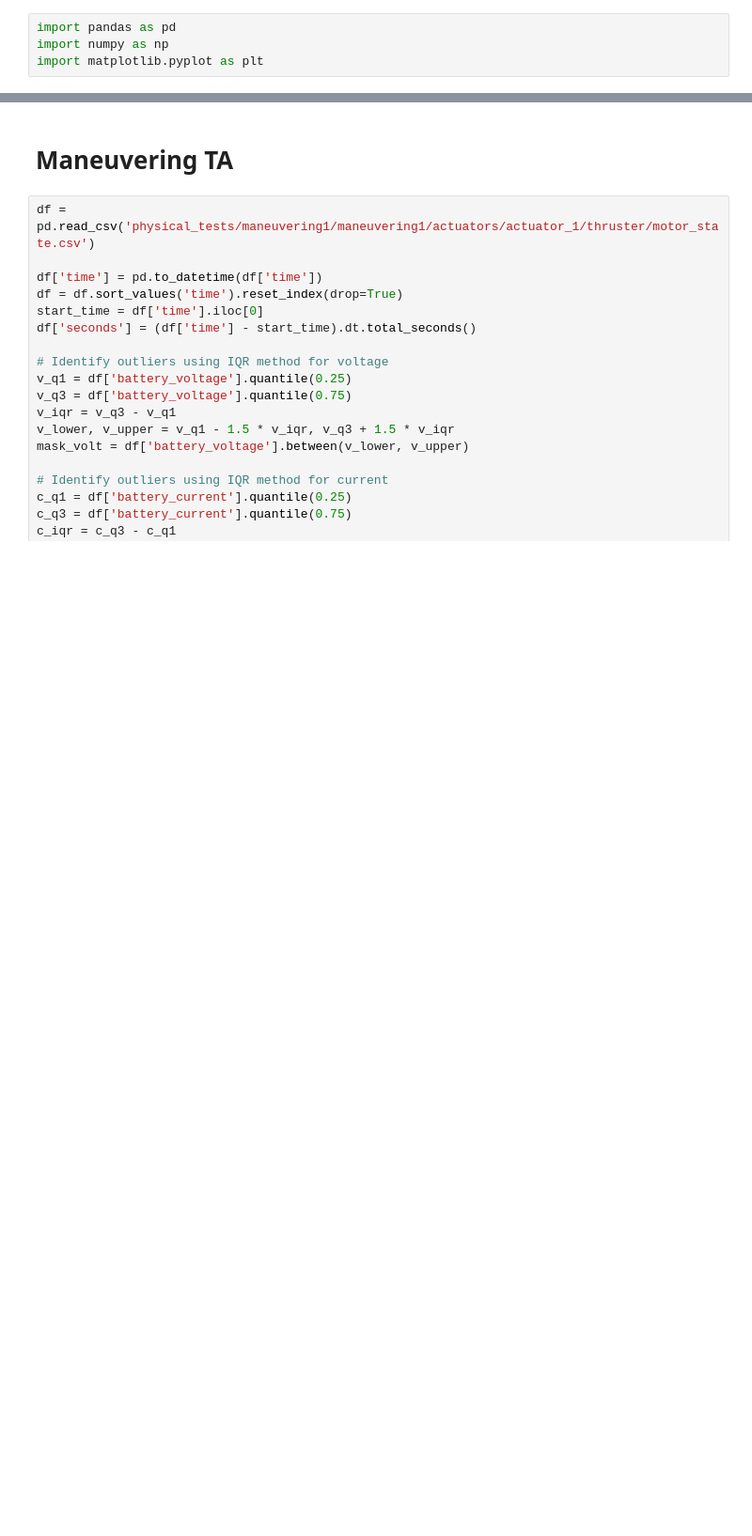
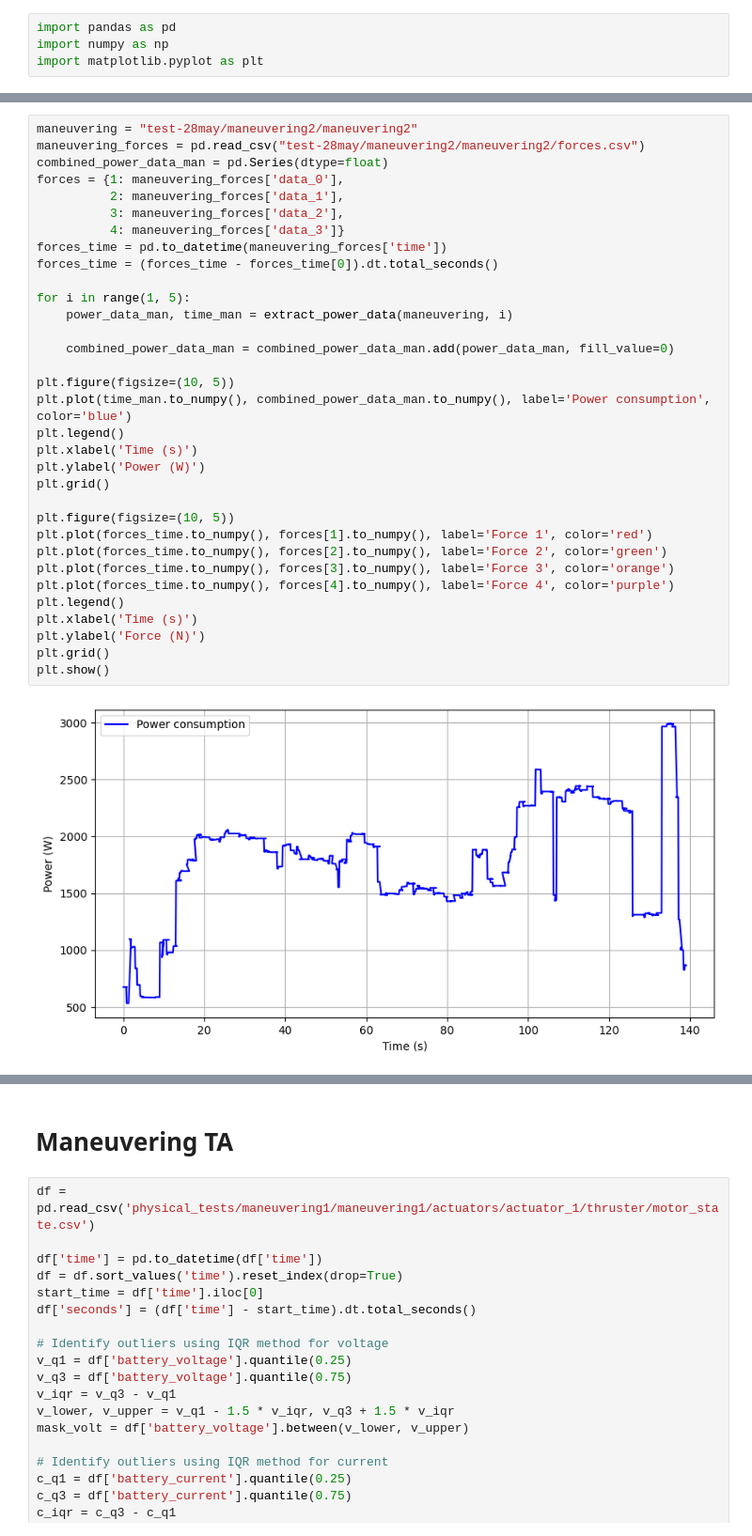
Before and after one commit to Andeshog/milliampere_data, a Jupyter notebook: thruster_analysis.ipynb, the cells around one changed output, grey strips where cells are left out. Shown at 94% size. Drawn from its saved outputs; the diff is of its cells as text; blank space fills up the shorter version.

```diff
--- a/thruster_analysis.ipynb
+++ b/thruster_analysis.ipynb
@@ -4,0 +49,35 @@ import matplotlib.pyplot as plt
+# %%
+maneuvering = "test-28may/maneuvering2/maneuvering2"
+maneuvering_forces = pd.read_csv("test-28may/maneuvering2/maneuvering2/forces.csv")
+combined_power_data_man = pd.Series(dtype=float)
+forces = {1: maneuvering_forces['data_0'],
+          2: maneuvering_forces['data_1'],
+          3: maneuvering_forces['data_2'],
+          4: maneuvering_forces['data_3']}
+forces_time = pd.to_datetime(maneuvering_forces['time'])
+forces_time = (forces_time - forces_time[0]).dt.total_seconds()
+
+for i in range(1, 5):
+    power_data_man, time_man = extract_power_data(maneuvering, i)
+
+    combined_power_data_man = combined_power_data_man.add(power_data_man, fill_value=0)
+
+plt.figure(figsize=(10, 5))
+plt.plot(time_man.to_numpy(), combined_power_data_man.to_numpy(), label='Power consumption', color='blue')
+plt.legend()
+plt.xlabel('Time (s)')
+plt.ylabel('Power (W)')
+plt.grid()
+
+plt.figure(figsize=(10, 5))
+plt.plot(forces_time.to_numpy(), forces[1].to_numpy(), label='Force 1', color='red')
+plt.plot(forces_time.to_numpy(), forces[2].to_numpy(), label='Force 2', color='green')
+plt.plot(forces_time.to_numpy(), forces[3].to_numpy(), label='Force 3', color='orange')
+plt.plot(forces_time.to_numpy(), forces[4].to_numpy(), label='Force 4', color='purple')
+plt.legend()
+plt.xlabel('Time (s)')
+plt.ylabel('Force (N)')
+plt.grid()
+plt.show()
+# %% [output]
+[figure, added]
```
Also changed, not shown: parts of 3 cells of this notebook, 1 other file.
